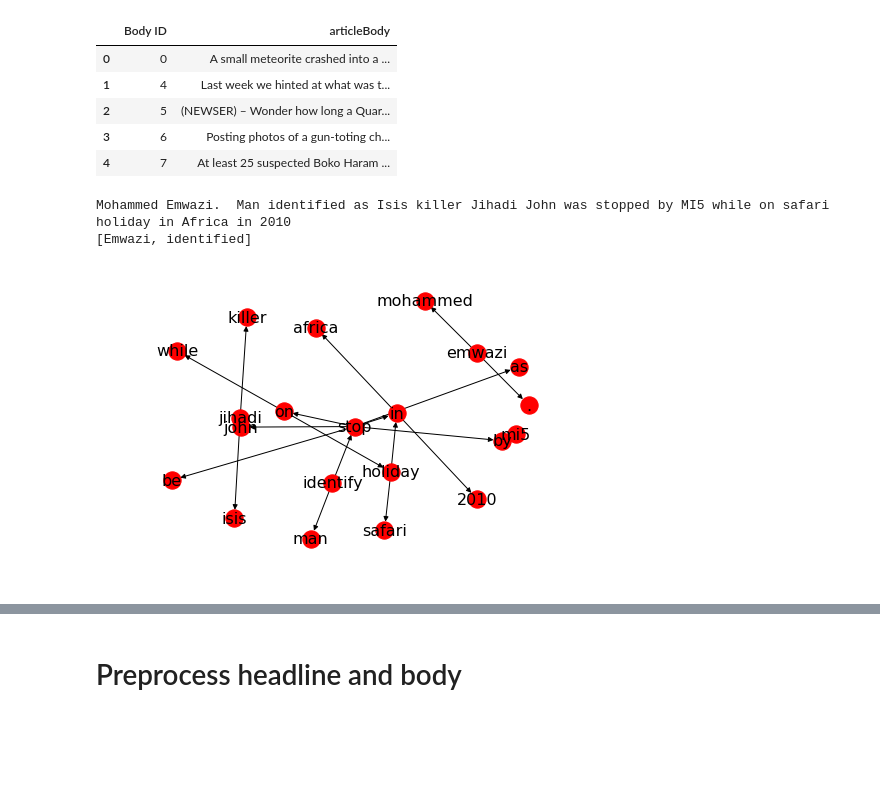
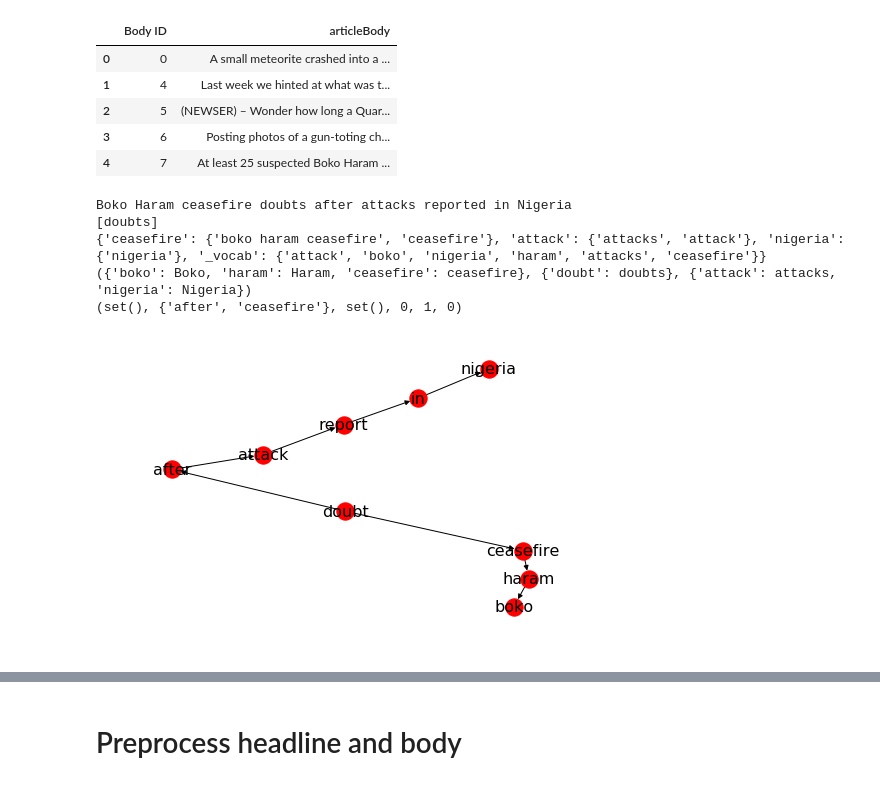
Before and after one commit to CornellDataScience/Insights-FakeNews, a Jupyter notebook: Graph Model.ipynb, the cells around one changed output, grey strips where cells are left out. Drawn from its saved outputs; the diff is of its cells as text; code cells hidden in the pictures; blank space fills up the shorter version.

Commit message:
modifications to graph model

```diff
--- a/Graph Model.ipynb
+++ b/Graph Model.ipynb
@@ -119,9 +119,14 @@ def get_body(n):
 # %%
 def preprocess(text):
     text = text.replace("' ",' ')
+    text = text.replace("'\n",'\n')
     text = text.replace(" '",' ')
+    text = text.replace('"',' ')
+    text = text.replace('“',' ')
+    text = text.replace('”', ' ')
     text = text.replace(":", ". ")
     text = text.replace(";", ". ")
+    text = text.replace("...", " ")
     return text
 # %%
 def cosine_similarity(x,y):
@@ -135,14 +142,9 @@ def get_topics(doc):
     special entry _vocab has the set of all tokens in the dict
     """
     subjs = {}
-    for token in doc:
-        if token.dep_ in ["nsubj", "nsubjpass", "csubj","csubjpass", "dobj", "dative", "attr", "oprd", "pobj", "compound"]:
-            txt = token.lemma_.lower()
-            if txt not in subjs:
-                subjs[txt] = set([txt])
     for chunk in doc.noun_chunks:
-        if len(chunk.root.text) > 2:
-            txt = chunk.root.text.lower()
+        if len(chunk.root.text) > 2 and chunk.root.pos_ not in ["NUM", "SYM","PUNCT"]:
+            txt = chunk.root.lemma_.lower()
             if txt not in subjs:
                 subjs[txt] = set([txt])
             subjs[txt].add(chunk.text.lower())
@@ -193,9 +195,9 @@ def get_edges(doc):
     """
     edges = []
     for token in doc:
-        if token.pos_ not in ['SPACE']:
+        if token.pos_ not in ['SPACE', 'PUNCT', 'SYM']:
             for child in token.children:
-                if child.pos_ not in ['SPACE']:
+                if child.pos_ not in ['SPACE', 'PUNCT', 'SYM']:
                     edges.append((
                         {"token":token.lemma_.lower(), "dep":token.dep_ , "pos":token.pos_},
                         {"token":child.lemma_.lower(), "dep":child.dep_ , "pos":child.pos_}
@@ -291,42 +301,50 @@ def get_neg_ancestors(doc):
     for token in doc:
         if token.lemma_.lower() in negating_words:
             results[0] = results[0].union(
-                set([ancestor.lemma_.lower() for ancestor in token.ancestors if len(ancestor) > 2])
+                set([ancestor.lemma_.lower() for ancestor in token.ancestors if len(ancestor) > 2]).union(
+                    set([child.lemma_.lower() for child in token.head.children if child.text != token.text and len(child) > 2])
+                )
             )
             results[3] += 1
         elif token.lemma_.lower() in doubting_words:
             results[1] = results[1].union(
-                set([ancestor.lemma_.lower() for ancestor in token.ancestors if len(ancestor) > 2])
+                set([ancestor.lemma_.lower() for ancestor in token.ancestors if len(ancestor) > 2]).union(
+                    set([child.lemma_.lower() for child in token.head.children if child.text != token.text and len(child) > 2])
+                )
             )
             results[4] += 1
         elif token.lemma_.lower() in hedging_words:
             results[2] = results[1].union(
-                set([ancestor.lemma_.lower() for ancestor in token.ancestors if len(ancestor) > 2])
+                set([ancestor.lemma_.lower() for ancestor in token.ancestors if len(ancestor) > 2]).union(
+                    set([child.lemma_.lower() for child in token.head.children if child.text != token.text and len(child) > 2])
+                )
             )
             results[5] += 1
     return tuple(results)
 # %%
-h_id = 1250
-df = train_stances[train_stances["Stance"] == "agree"]
+h_id = 12
+df = train_stances[train_stances["Stance"] == "disagree"]
 test = nlp(preprocess(list(df.values)[h_id][0]))
 print(test)
 print([t for t in test if t.dep_ == "ROOT"])
 # print(test)
 # test_graph = build_graph(test)
 edges = get_edges(test)
 set_edges = set([(e[0]['token'], e[1]['token']) for e in edges])
 test_graph = nx.DiGraph(list(set_edges))
-# test_subj = get_topics(test)
-# test_svo = get_svos(test)
-# print(get_shortest_path_to_negating(test_graph, test_subj))
-# print(test_subj, test_svo, list(test_svo[1].keys())[0])
-# print(root_distance(test_graph, list(test_svo[1].keys())[0]))
-# print(get_neg_ancestors(test))
+test_subj = get_topics(test)
+print(test_subj)
+test_svo = get_svos(test)
+print(test_svo)
+print(get_neg_ancestors(test))
 # pos = nx.spring_layout(test_graph, iterations = 200)
 nx.draw(test_graph, font_size=16, with_labels = True)
 plt.show()
 # %% [output]
-Mohammed Emwazi.  Man identified as Isis killer Jihadi John was stopped by MI5 while on safari holiday in Africa in 2010
-[Emwazi, identified]
+Boko Haram ceasefire doubts after attacks reported in Nigeria
+[doubts]
+{'ceasefire': {'boko haram ceasefire', 'ceasefire'}, 'attack': {'attacks', 'attack'}, 'nigeria': {'nigeria'}, '_vocab': {'attack', 'boko', 'nigeria', 'haram', 'attacks', 'ceasefire'}}
+({'boko': Boko, 'haram': Haram, 'ceasefire': ceasefire}, {'doubt': doubts}, {'attack': attacks, 'nigeria': Nigeria})
+(set(), {'after', 'ceasefire'}, set(), 0, 1, 0)
-[figure, old version]
+[figure, new version]
 # %%
```
Also changed, not shown: parts of 15 cells of this notebook.
